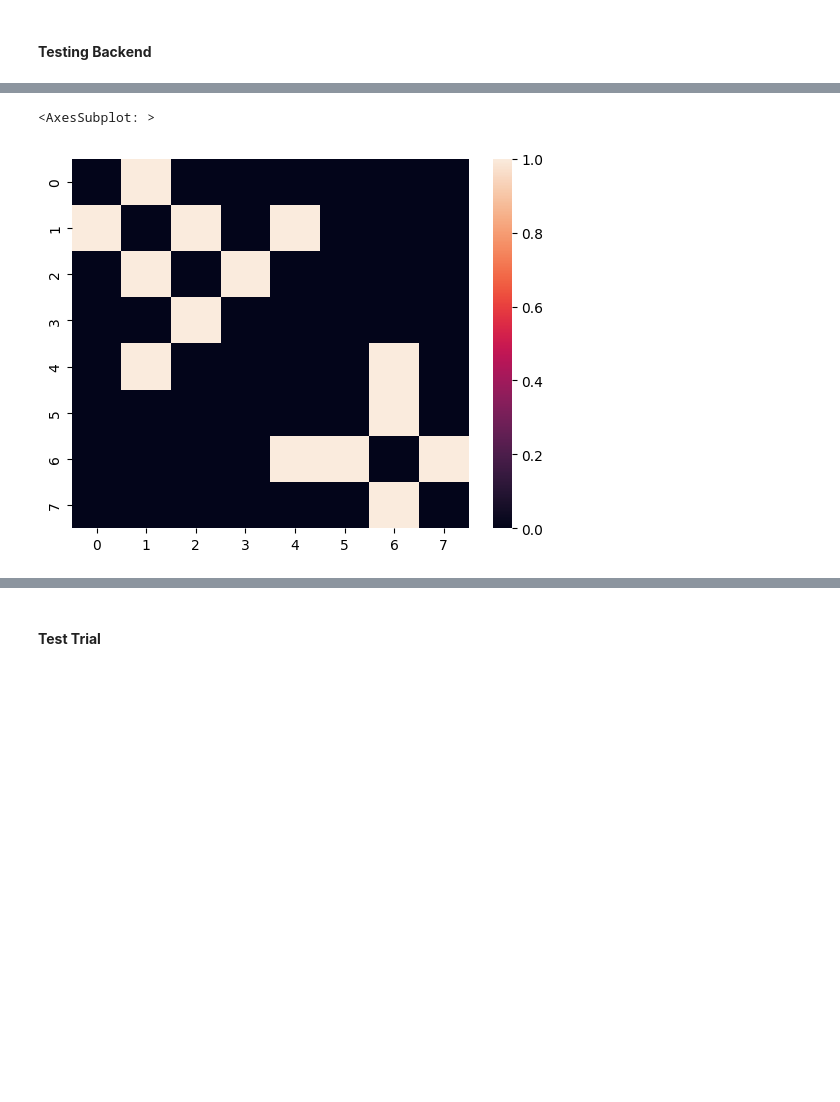
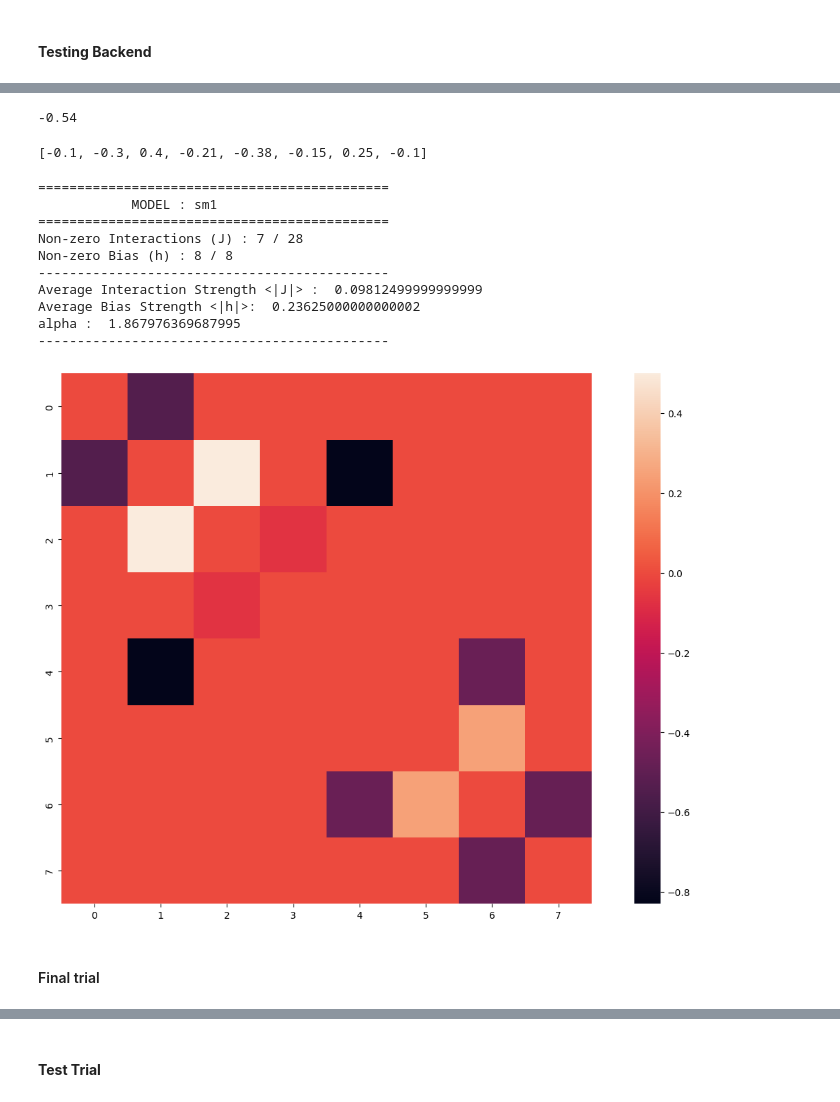
Before and after one commit to pafloxy/qhack-project-raflaneq, a Jupyter notebook: scratch-v0.1.ipynb, the cells around one changed output, grey strips where cells are left out. Saved outputs shown, nothing was run; the diff lists cells and outputs as text; code cells hidden in the pictures; blank space fills up the shorter version.

```diff
--- a/scratch-v0.1.ipynb
+++ b/scratch-v0.1.ipynb
@@ -38,5 +82,0 @@ nx.draw(trial_graph, pos, with_labels= True)
-# %%
-nx.to_numpy_array(trial_graph)
-# %% [output]
-<AxesSubplot: >
-[figure, removed]
@@ -44,0 +83,40 @@ a.to_numpy
+# %%
+nx.get_edge_attributes(trial_graph, 'J')[(0,1)]
+# %% [output]
+-0.54
+# %%
+list(nx.get_node_attributes(trial_graph, 'h').values())
+# %% [output]
+[-0.1, -0.3, 0.4, -0.21, -0.38, -0.15, 0.25, -0.1]
+# %%
+def build_energy_function_from_graph(graph: nx.Graph, name:str = 's'):
+
+    nspins = graph.number_of_nodes()
+    j = nx.get_edge_attributes(graph, 'J')
+    J = np.zeros((nspins, nspins))
+
+    for edge in graph.edges():
+        J[edge[0], edge[1]] = j[edge]
+        J[edge[1], edge[0]] = j[edge]
+
+    H = list(nx.get_node_attributes(graph, 'h').values())
+
+    return IsingEnergyFunction(J =J, h=H, name= 'sm1')
+# %%
+model = build_energy_function_from_graph(trial_graph)
+# %%
+model.model_summary()
+# %% [output]
+=============================================
+            MODEL : sm1
+=============================================
+Non-zero Interactions (J) : 7 / 28
+Non-zero Bias (h) : 8 / 8
+---------------------------------------------
+Average Interaction Strength <|J|> :  0.09812499999999999
+Average Bias Strength <|h|>:  0.23625000000000002
+alpha :  1.867976369687995
+---------------------------------------------
+[figure, added]
+# %% [markdown]
+#### Final trial
```
Also changed, not shown: parts of 14 cells of this notebook.
